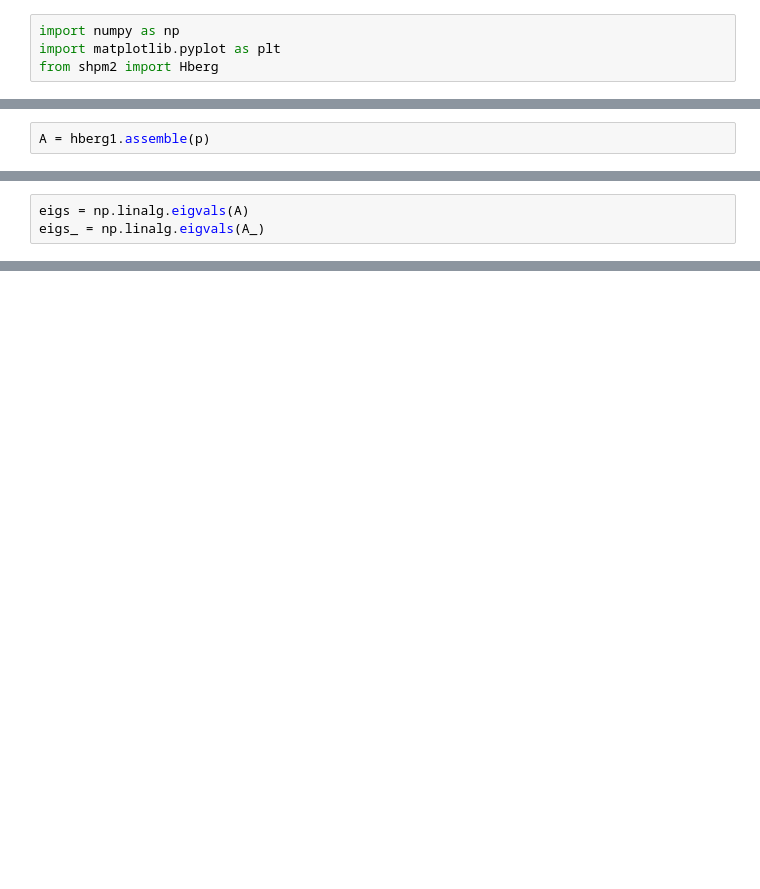
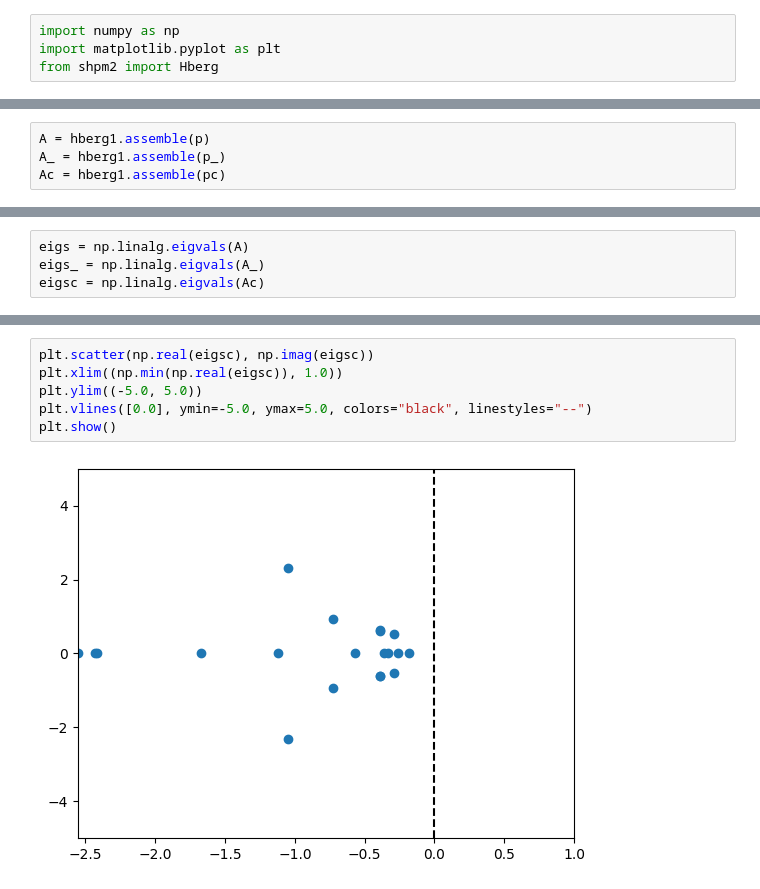
Before and after one commit to lachlanjs/ssa-evolution, a Jupyter notebook: hbergtest.ipynb, the cells around one changed output, grey strips where cells are left out. Cells and saved outputs as stored; diff of their text form; blank space fills up the shorter version.

```diff
--- a/hbergtest.ipynb
+++ b/hbergtest.ipynb
@@ -11,2 +71,4 @@ p_ = hberg1.mutate(p, 0.1)
 # %%
 A = hberg1.assemble(p)
+A_ = hberg1.assemble(p_)
+Ac = hberg1.assemble(pc)
@@ -15,3 +75,4 @@ A_ = hberg1.assemble(p_)
 # %%
 eigs = np.linalg.eigvals(A)
 eigs_ = np.linalg.eigvals(A_)
+eigsc = np.linalg.eigvals(Ac)
@@ -39,0 +95,8 @@ plt.vlines([0.0], ymin=-5.0, ymax=5.0, colors="black", linestyles="--")
+# %%
+plt.scatter(np.real(eigsc), np.imag(eigsc))
+plt.xlim((np.min(np.real(eigsc)), 1.0))
+plt.ylim((-5.0, 5.0))
+plt.vlines([0.0], ymin=-5.0, ymax=5.0, colors="black", linestyles="--")
+plt.show()
+# %% [output]
+[figure, added]
```
Also changed, not shown: parts of 10 cells of this notebook, 5 other files.
